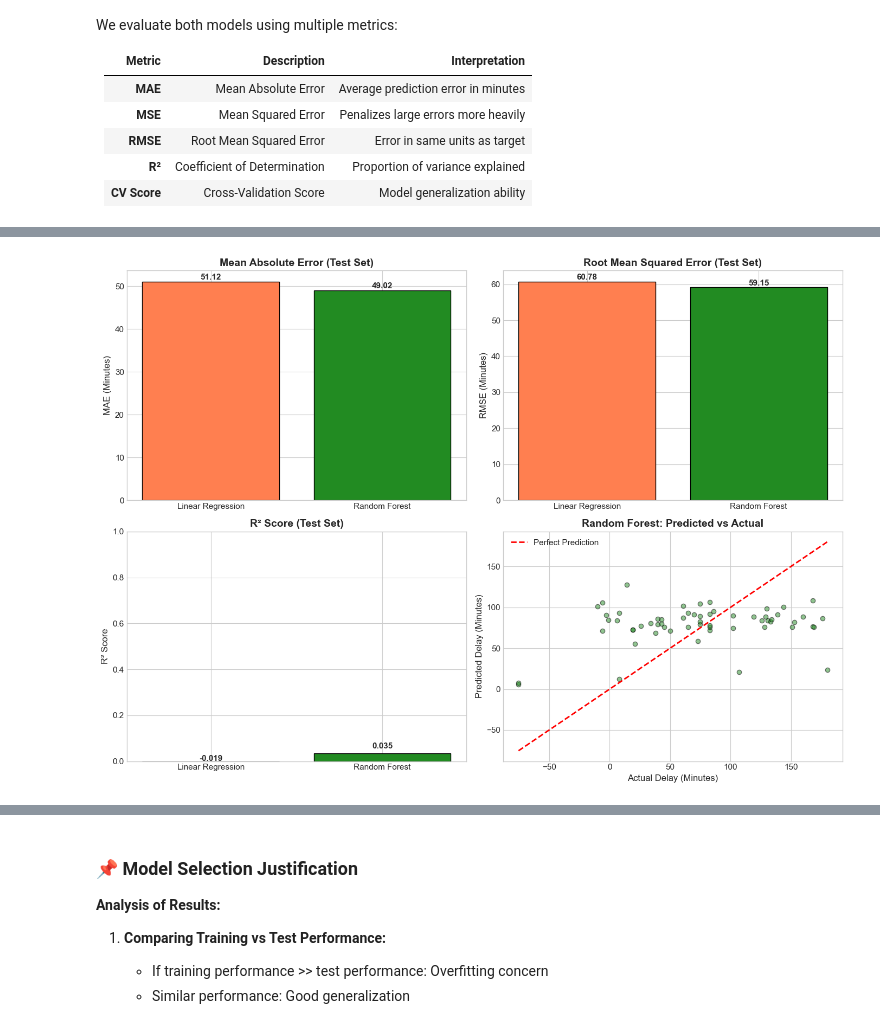
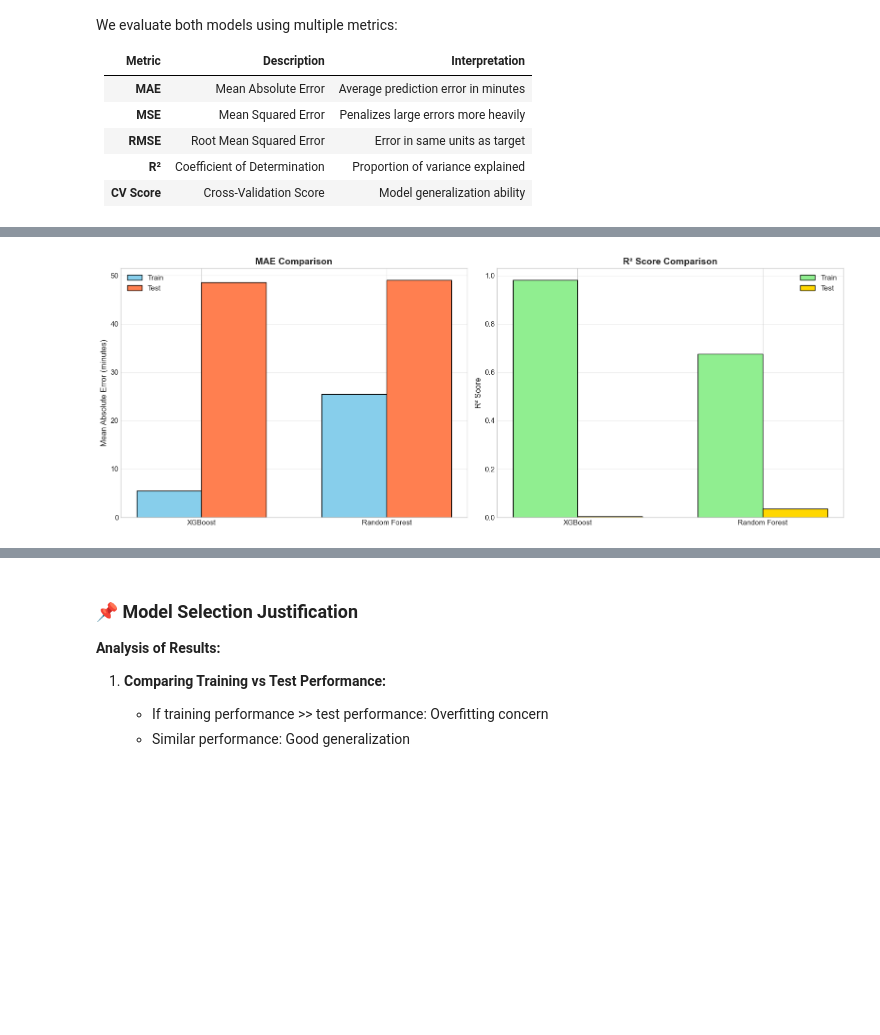
Before and after one commit to Atta246/ai_project, a Jupyter notebook: Bus_Delay_Prediction_Pipeline.ipynb, the cells around one changed output, grey strips where cells are left out. Saved outputs shown, nothing was run; the diff lists cells and outputs as text; code cells hidden in the pictures; blank space fills up the shorter version.

```diff
--- a/Bus_Delay_Prediction_Pipeline.ipynb
+++ b/Bus_Delay_Prediction_Pipeline.ipynb
@@ -1800,9 +1808,9 @@ print("=" * 60)
 print("📊 MODEL EVALUATION")
 print("=" * 60)
 
-# Evaluate Linear Regression
-lr_train_metrics = evaluate_model(y_train, y_pred_lr_train, 'Linear Regression (Train)')
-lr_test_metrics = evaluate_model(y_test, y_pred_lr_test, 'Linear Regression (Test)')
+# Evaluate XGBoost
+xgb_train_metrics = evaluate_model(y_train, y_pred_xgb_train, 'XGBoost (Train)')
+xgb_test_metrics = evaluate_model(y_test, y_pred_xgb_test, 'XGBoost (Test)')
 
 # Evaluate Random Forest
 rf_train_metrics = evaluate_model(y_train, y_pred_rf_train, 'Random Forest (Train)')
@@ -1812,14 +1820,14 @@ rf_test_metrics = evaluate_model(y_test, y_pred_rf_test, 'Random Forest (Test)')
 print("\n🔄 Cross-Validation (5-Fold):")
 cv = KFold(n_splits=5, shuffle=True, random_state=42)
 
-lr_cv_scores = cross_val_score(lr_model, X_train_scaled, y_train, cv=cv, scoring='neg_mean_absolute_error')
+xgb_cv_scores = cross_val_score(xgb_model, X_train_scaled, y_train, cv=cv, scoring='neg_mean_absolute_error')
 rf_cv_scores = cross_val_score(rf_model, X_train_scaled, y_train, cv=cv, scoring='neg_mean_absolute_error')
 
-print(f"\nLinear Regression CV MAE: {-lr_cv_scores.mean():.4f} (+/- {lr_cv_scores.std():.4f})")
+print(f"\nXGBoost CV MAE: {-xgb_cv_scores.mean():.4f} (+/- {xgb_cv_scores.std():.4f})")
 print(f"Random Forest CV MAE: {-rf_cv_scores.mean():.4f} (+/- {rf_cv_scores.std():.4f})")
 
 # Add CV scores to metrics
-lr_test_metrics['CV MAE'] = -lr_cv_scores.mean()
+xgb_test_metrics['CV MAE'] = -xgb_cv_scores.mean()
 rf_test_metrics['CV MAE'] = -rf_cv_scores.mean()
 # %% [output]
 ============================================================
@@ -1837,8 +1845,8 @@ print("📋 MODEL COMPARISON TABLE")
 print("=" * 60)
 
 comparison_data = [
-    lr_train_metrics,
-    lr_test_metrics,
+    xgb_train_metrics,
+    xgb_test_metrics,
     rf_train_metrics,
     rf_test_metrics
 ]
@@ -1849,47 +1857,56 @@ comparison_df = comparison_df.round(4)
 print("\n")
 print(comparison_df.to_string(index=False))
 
-# Visualize comparison
-fig, axes = plt.subplots(2, 2, figsize=(14, 10))
+# Create visualizations
+fig, axes = plt.subplots(1, 2, figsize=(16, 6))
 
-# MAE comparison
-metrics_test = [lr_test_metrics, rf_test_metrics]
-model_names = ['Linear Regression', 'Random Forest']
-colors = ['coral', 'forestgreen']
+# Plot 1: MAE Comparison
+models = ['XGBoost', 'Random Forest']
+train_mae = [xgb_train_metrics['MAE'], rf_train_metrics['MAE']]
+test_mae = [xgb_test_metrics['MAE'], rf_test_metrics['MAE']]
 
-# Bar chart - MAE
-axes[0, 0].bar(model_names, [m['MAE'] for m in metrics_test], color=colors, edgecolor='black')
-axes[0, 0].set_ylabel('MAE (Minutes)', fontsize=12)
-axes[0, 0].set_title('Mean Absolute Error (Test Set)', fontsize=14, fontweight='bold')
-for i, v in enumerate([m['MAE'] for m in metrics_test]):
-    axes[0, 0].text(i, v + 0.5, f'{v:.2f}', ha='center', fontweight='bold')
+x = np.arange(len(models))
+width = 0.35
 
-# Bar chart - RMSE
-axes[0, 1].bar(model_names, [m['RMSE'] for m in metrics_test], color=colors, edgecolor='black')
-axes[0, 1].set_ylabel('RMSE (Minutes)', fontsize=12)
-axes[0, 1].set_title('Root Mean Squared Error (Test Set)', fontsize=14, fontweight='bold')
-for i, v in enumerate([m['RMSE'] for m in metrics_test]):
-    axes[0, 1].text(i, v + 0.5, f'{v:.2f}', ha='center', fontweight='bold')
+axes[0].bar(x - width/2, train_mae, width, label='Train', color='skyblue', edgecolor='black')
+axes[0].bar(x + width/2, test_mae, width, label='Test', color='coral', edgecolor='black')
+axes[0].set_ylabel('Mean Absolute Error (minutes)', fontsize=12)
+axes[0].set_title('MAE Comparison', fontsize=14, fontweight='bold')
+axes[0].set_xticks(x)
+axes[0].set_xticklabels(models)
+axes[0].legend()
+axes[0].grid(axis='y', alpha=0.3)
 
-# Bar chart - R²
-axes[1, 0].bar(model_names, [m['R²'] for m in metrics_test], color=colors, edgecolor='black')
-axes[1, 0].set_ylabel('R² Score', fontsize=12)
-axes[1, 0].set_title('R² Score (Test Set)', fontsize=14, fontweight='bold')
-axes[1, 0].set_ylim(0, 1)
-for i, v in enumerate([m['R²'] for m in metrics_test]):
-    axes[1, 0].text(i, v + 0.02, f'{v:.3f}', ha='center', fontweight='bold')
+# Plot 2: R² Score Comparison
+train_r2 = [xgb_train_metrics['R²'], rf_train_metrics['R²']]
+test_r2 = [xgb_test_metrics['R²'], rf_test_metrics['R²']]
 
-# Predicted vs Actual scatter plot for best model
-axes[1, 1].scatter(y_test, y_pred_rf_test, alpha=0.5, color='forestgreen', edgecolors='black')
-axes[1, 1].plot([y_test.min(), y_test.max()], [y_test.min(), y_test.max()],
-                'r--', linewidth=2, label='Perfect Prediction')
-axes[1, 1].set_xlabel('Actual Delay (Minutes)', fontsize=12)
-axes[1, 1].set_ylabel('Predicted Delay (Minutes)', fontsize=12)
-axes[1, 1].set_title('Random Forest: Predicted vs Actual', fontsize=14, fontweight='bold')
-axes[1, 1].legend()
+axes[1].bar(x - width/2, train_r2, width, label='Train', color='lightgreen', edgecolor='black')
+axes[1].bar(x + width/2, test_r2, width, label='Test', color='gold', edgecolor='black')
+axes[1].set_ylabel('R² Score', fontsize=12)
+axes[1].set_title('R² Score Comparison', fontsize=14, fontweight='bold')
+axes[1].set_xticks(x)
+axes[1].set_xticklabels(models)
+axes[1].legend()
+axes[1].grid(axis='y', alpha=0.3)
 
 plt.tight_layout()
 plt.show()
+
+# Print key insights
+print("\n" + "=" * 60)
+print("🔍 KEY INSIGHTS")
+print("=" * 60)
+print(f"\n1. Best Training Performance: {'XGBoost' if xgb_train_metrics['R²'] > rf_train_metrics['R²'] else 'Random Forest'}")
+print(f"2. Best Test Performance: {'XGBoost' if xgb_test_metrics['R²'] > rf_test_metrics['R²'] else 'Random Forest'}")
+print(f"\n3. XGBoost Overfitting Check:")
+print(f"   - Train R²: {xgb_train_metrics['R²']:.4f}")
+print(f"   - Test R²: {xgb_test_metrics['R²']:.4f}")
+print(f"   - Difference: {abs(xgb_train_metrics['R²'] - xgb_test_metrics['R²']):.4f}")
+print(f"\n4. Random Forest Overfitting Check:")
+print(f"   - Train R²: {rf_train_metrics['R²']:.4f}")
+print(f"   - Test R²: {rf_test_metrics['R²']:.4f}")
+print(f"   - Difference: {abs(rf_train_metrics['R²'] - rf_test_metrics['R²']):.4f}")
 # %% [output]
 ============================================================
 📋 MODEL COMPARISON TABLE
@@ -1904 +1921 @@ Linear Regression (Train) 42.7323 2759.9910 52.5356  0.0829     NaN
-[figure, old version]
+[figure, new version]
```
Also changed, not shown: parts of 10 cells of this notebook.
